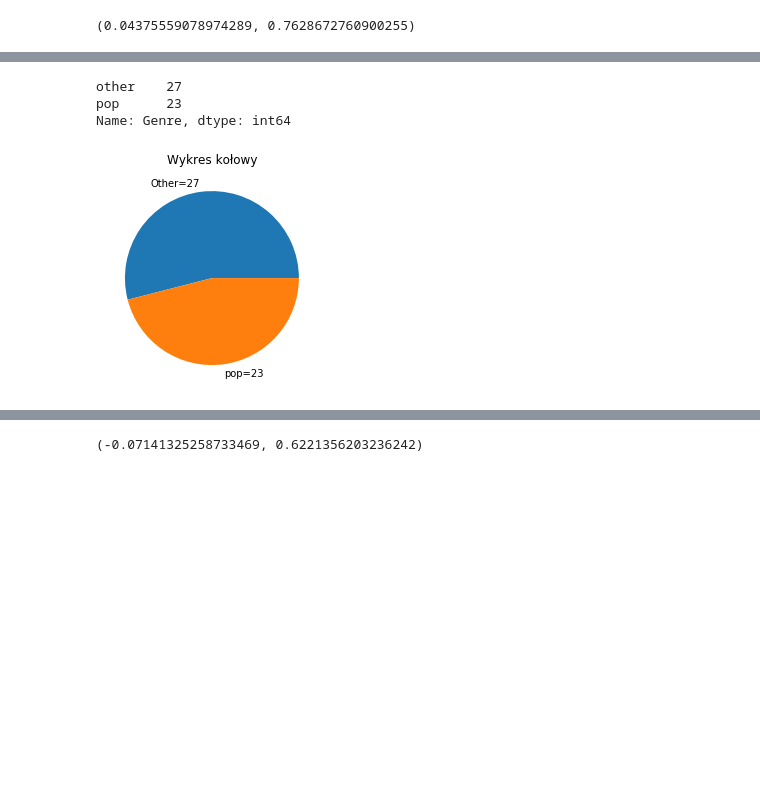
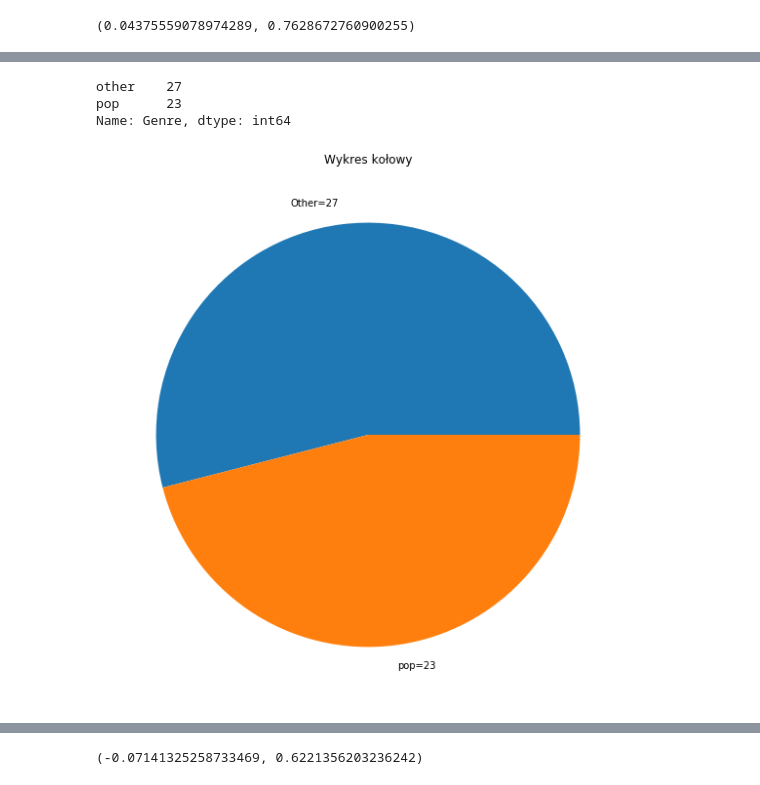
Before and after one commit to sageroe/Data_analysis, a Jupyter notebook: Raport.ipynb, the cells around one changed output, grey strips where cells are left out. Saved outputs shown, nothing was run; the diff lists cells and outputs as text; code cells hidden in the pictures; blank space fills up the shorter version.

```diff
--- a/Raport.ipynb
+++ b/Raport.ipynb
@@ -190,14 +190,15 @@ data["Genre"] = data["Genre"].where(data["Genre"] == "pop","other")
 # %%
 s = data["Genre"].value_counts() ### ilość popu i innych
 print(s)
+plt.figure(figsize=(10,10))
 plt.pie(s, labels = ['Other=27', 'pop=23'])
 plt.title('Wykres kołowy')
 plt.show()
 # %% [output]
 other    27
 pop      23
 Name: Genre, dtype: int64
-[figure, old version]
+[figure, new version]
 # %%
 data.describe()
 # %% [output]
```
Also changed, not shown: parts of 7 cells of this notebook.
